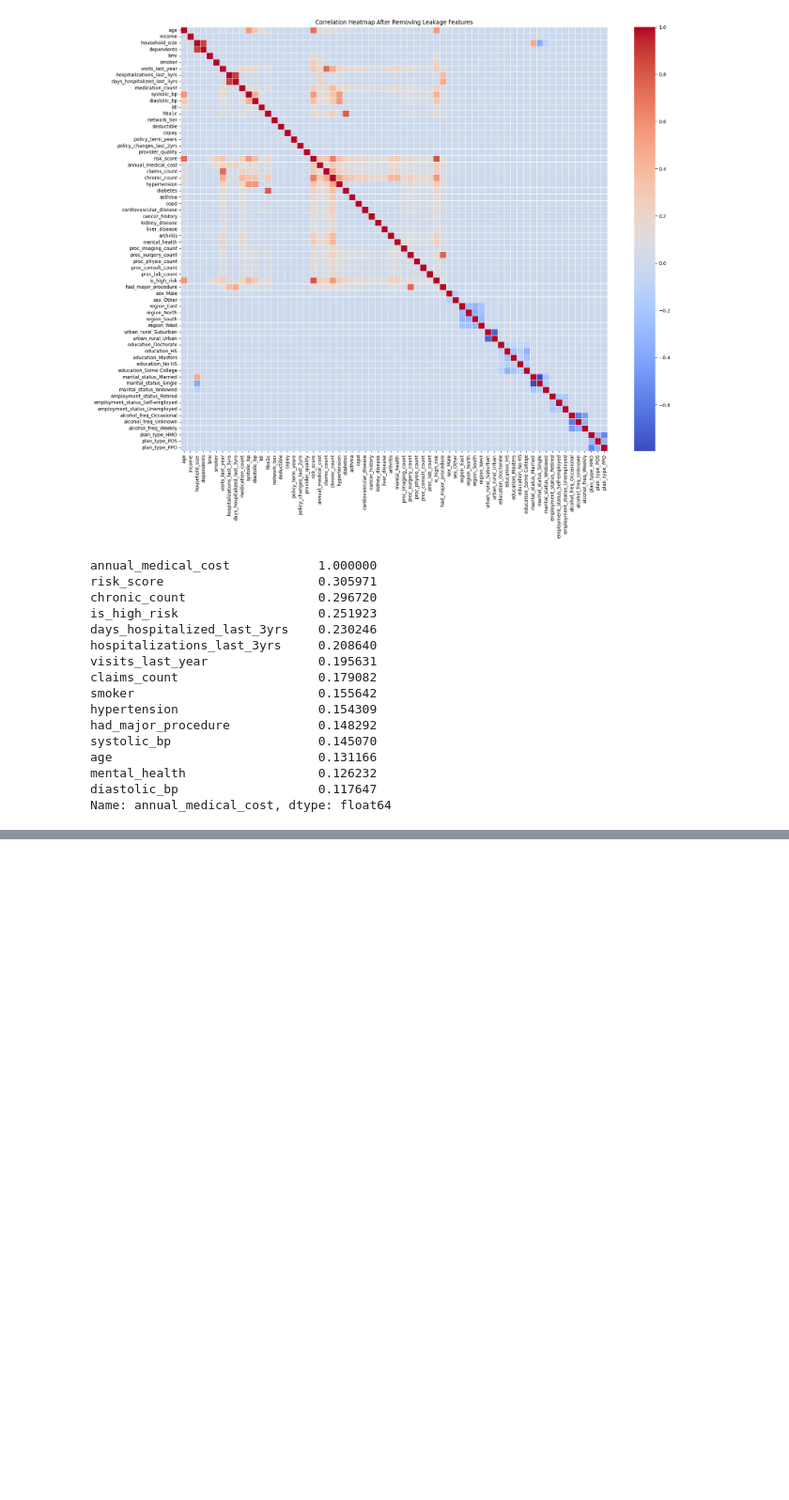
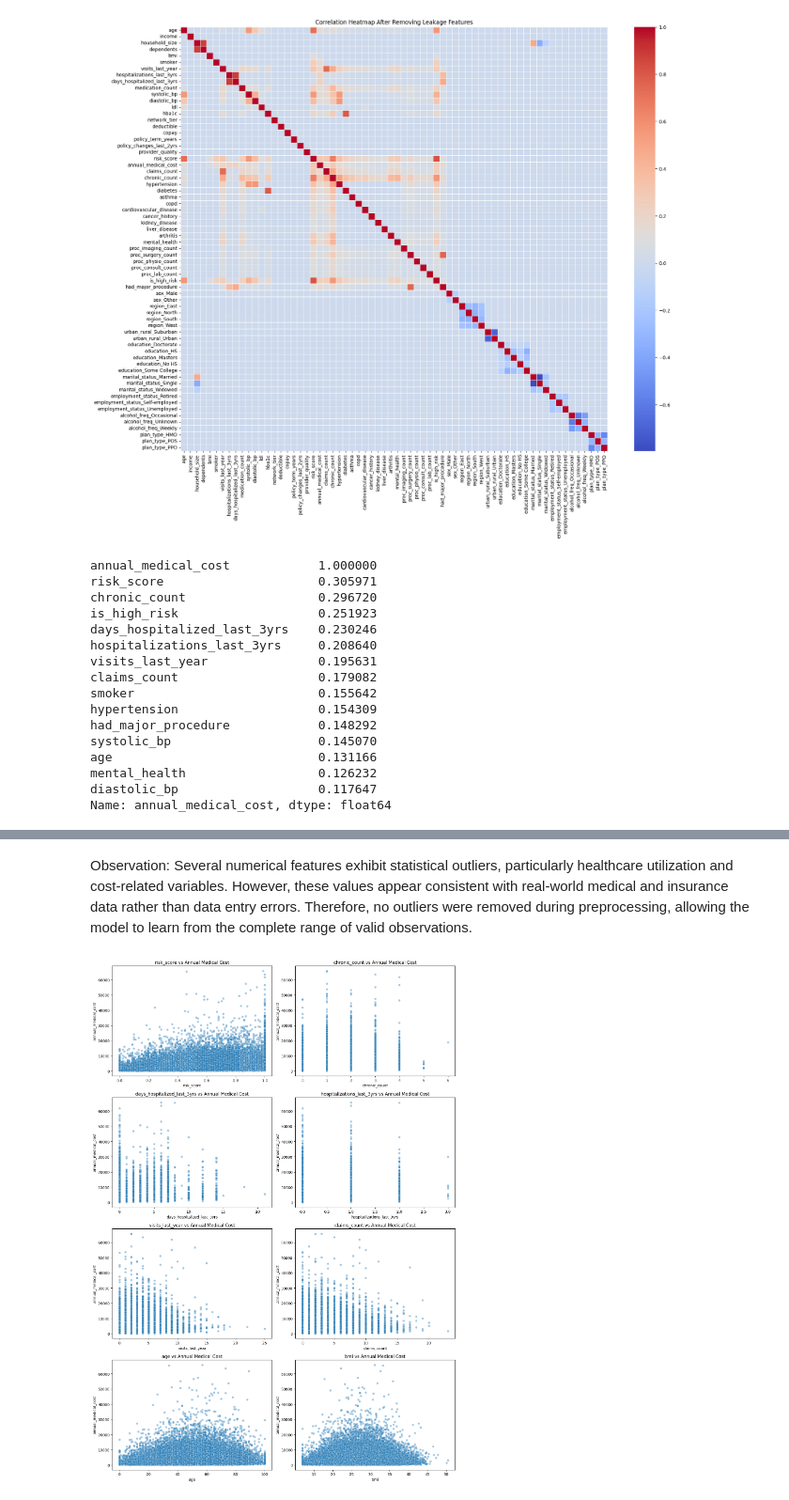
Before and after one commit to Krishna-matic/Machine_Learning_Projects, a Jupyter notebook: 01_medical_insurance_cost_prediction/Medical_Insurance_Cost_Prediction.ipynb, the cells around one changed output, grey strips where cells are left out. Shown at 94% size. Cells and saved outputs as stored; diff of their text form; code cells hidden in the pictures; blank space fills up the shorter version.

Commit message:
Complete EDA, feature engineering, and data preprocessing

```diff
--- a/01_medical_insurance_cost_prediction/Medical_Insurance_Cost_Prediction.ipynb
+++ b/01_medical_insurance_cost_prediction/Medical_Insurance_Cost_Prediction.ipynb
@@ -544,0 +610,28 @@ Name: annual_medical_cost, dtype: float64
+# %% [markdown]
+Observation: Several numerical features exhibit statistical outliers, particularly healthcare utilization and cost-related variables. However, these values appear consistent with real-world medical and insurance data rather than data entry errors. Therefore, no outliers were removed during preprocessing, allowing the model to learn from the complete range of valid observations.
+# %%
+scatter_cols = [# Sorted the columns from heatmap according to their corelation with output
+    "risk_score",
+    "chronic_count",
+    "days_hospitalized_last_3yrs",
+    "hospitalizations_last_3yrs",
+    "visits_last_year",
+    "claims_count",
+    "age",
+    "bmi"
+]
+n_cols = 2
+n_rows = math.ceil(len(scatter_cols) / n_cols)
+plt.figure(figsize=(14, n_rows * 5))
+for i, col in enumerate(scatter_cols):
+    plt.subplot(n_rows, n_cols, i + 1)
+    sns.scatterplot(
+        x=df[col],
+        y=df["annual_medical_cost"],
+        alpha=0.4
+    )
+    plt.title(f"{col} vs Annual Medical Cost")
+plt.tight_layout()
+plt.show()
+# %% [output]
+[figure, added]
```
Also changed, not shown: parts of 7 cells of this notebook.
